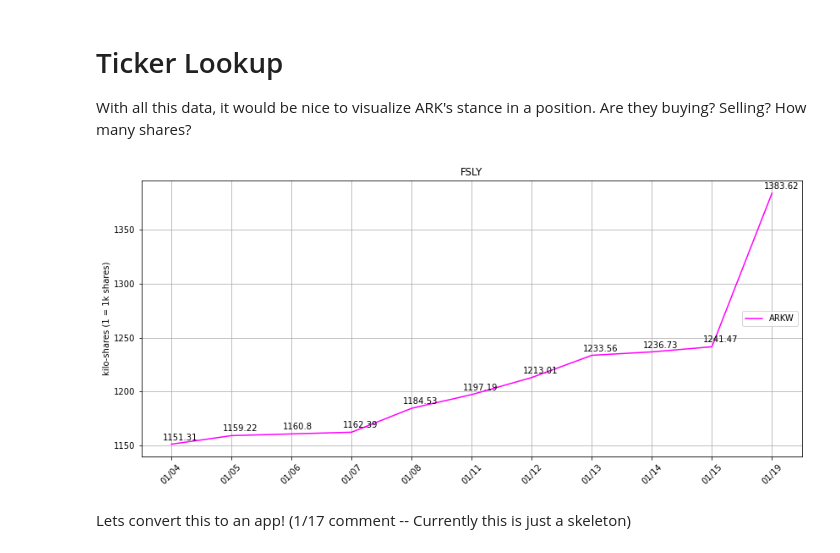
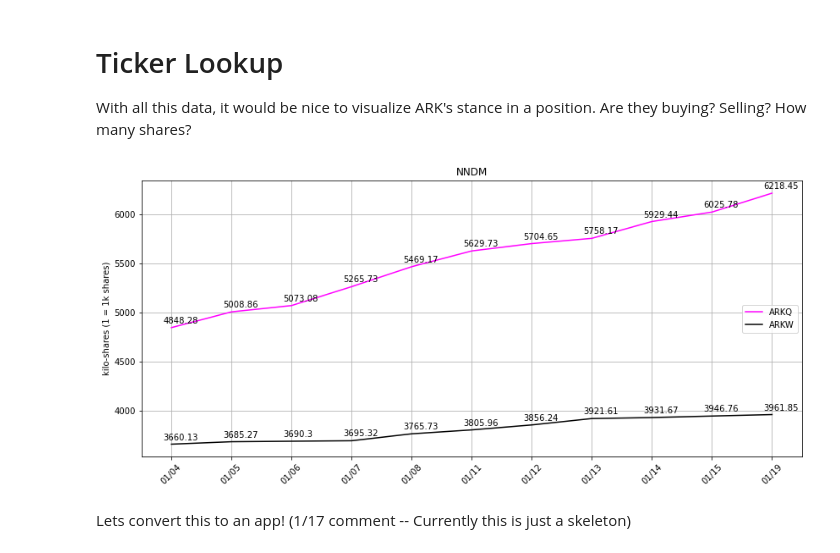
Before and after one commit to ShyuShiro/ARKFund_App, a Jupyter notebook: ARK Visualizations.ipynb, the cells around one changed output. Cells and saved outputs as stored; diff of their text form; code cells hidden in the pictures.

```diff
--- a/ARK Visualizations.ipynb
+++ b/ARK Visualizations.ipynb
@@ -1199,35 +1199,35 @@ def ticker_lookup(tickers,together=True,funds=None):
         plot_count = len(funds) #How many plots per fund
 
         for fund in funds:
 
             subset = df[df['fund']==fund.upper()]
             plt.subplot(1,plot_count,i)
             j = 0
 
             for ticker in tickers:
                 r = subset[subset['ticker']==ticker.upper()]
                 shares = log_reduction(r['shares'])
                 dates = np.arange(0,len(shares)) #Create arbitrary date axis
                 plt.plot(dates,shares,label=fund,color=colors[j])
                 plt.xticks(dates_label,rotation=45,labels=dates_vals) #Feed in arbirary axis with labels as the dates
                 for idx,Y in enumerate(shares):
                     plt.annotate(str(Y),xy=(idx,Y),xytext=(-10,5),textcoords='offset points')
                 j += 1
                 all_df = all_df.append(r) #df to return in case its useful
 
             plt.title(fund.upper())
             #plt.yticks([])
             plt.grid(axis='y')
             plt.tight_layout()
             if i == 1:
                 plt.ylabel("kilo-shares (1 = 1k shares)")
             if i == plot_count:
                 plt.legend(labels=tickers,loc="center right")
             i += 1
     return all_df
-a = ticker_lookup(tickers = ['FSLY'],together=True)
+a = ticker_lookup(tickers = ['NNDM'],together=True)
 # %% [output]
-[figure, old version]
+[figure, new version]
 # %% [markdown]
 Lets convert this to an app! (1/17 comment -- Currently this is just a skeleton)
 # %%
```
Also changed, not shown: parts of 1 cell of this notebook, 1 other file.
